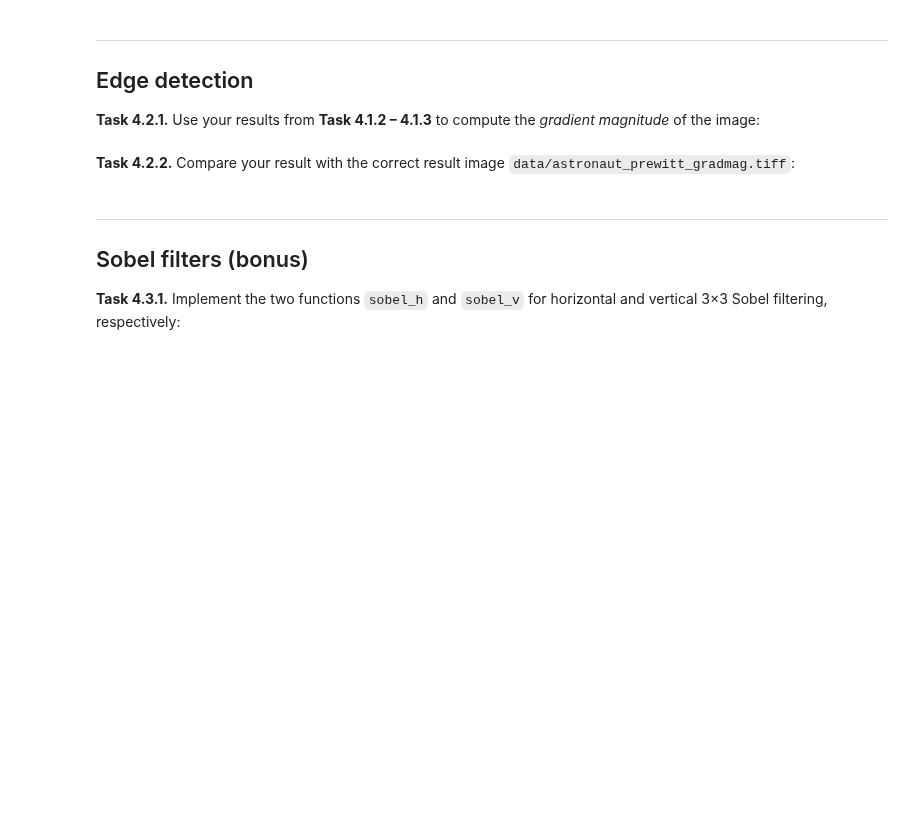
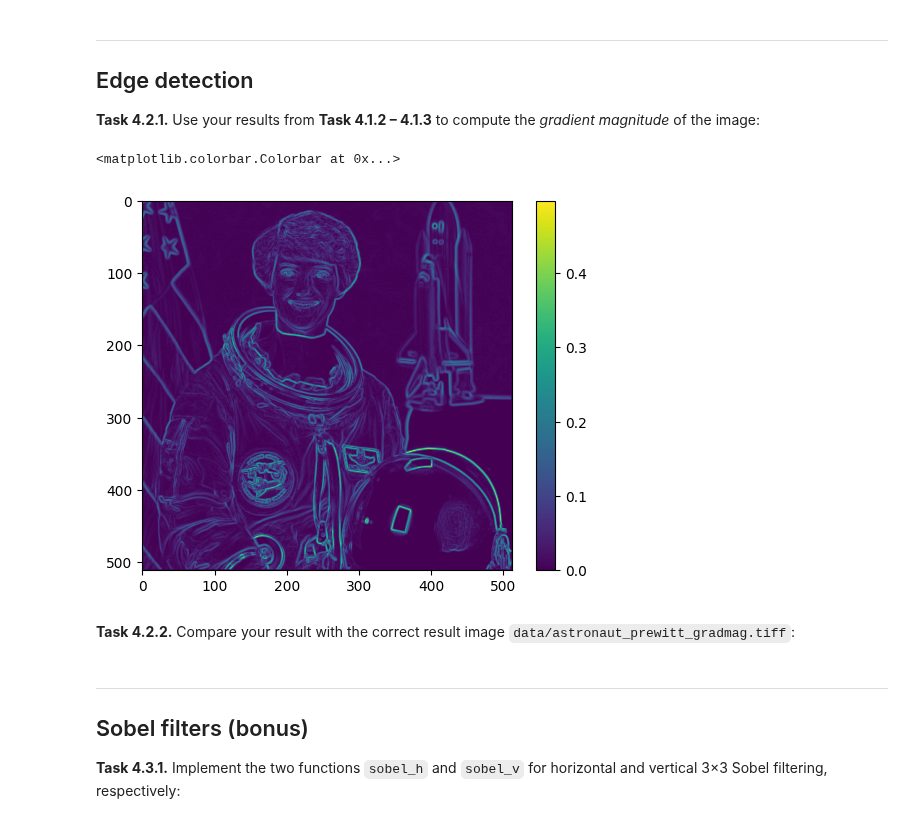
Before and after one commit to JanFelixSchreiber/mobi-fs3-python, a Jupyter notebook: task4.ipynb, the cells around one changed output. Saved outputs shown, nothing was run; the diff lists cells and outputs as text; code cells hidden in the pictures; blank space fills up the shorter version.

```diff
--- a/task4.ipynb
+++ b/task4.ipynb
@@ -83,5 +84,12 @@ AssertionError:
 ## Edge detection
 
 **<a id="#">Task 4.2.1.</a>** Use your results from **Task 4.1.2 – 4.1.3** to compute the *gradient magnitude* of the image:
+# %%
+Magnitute=numpy.sqrt(prewitt_h(img)**2+prewitt_v(img)**2)
+plt.imshow(Magnitute)
+plt.colorbar()
+# %% [output]
+<matplotlib.colorbar.Colorbar at 0x...>
+[figure, added]
 # %% [markdown]
 **<a id="#">Task 4.2.2.</a>** Compare your result with the correct result image `data/astronaut_prewitt_gradmag.tiff`:
```
Also changed, not shown: parts of 5 cells of this notebook.
